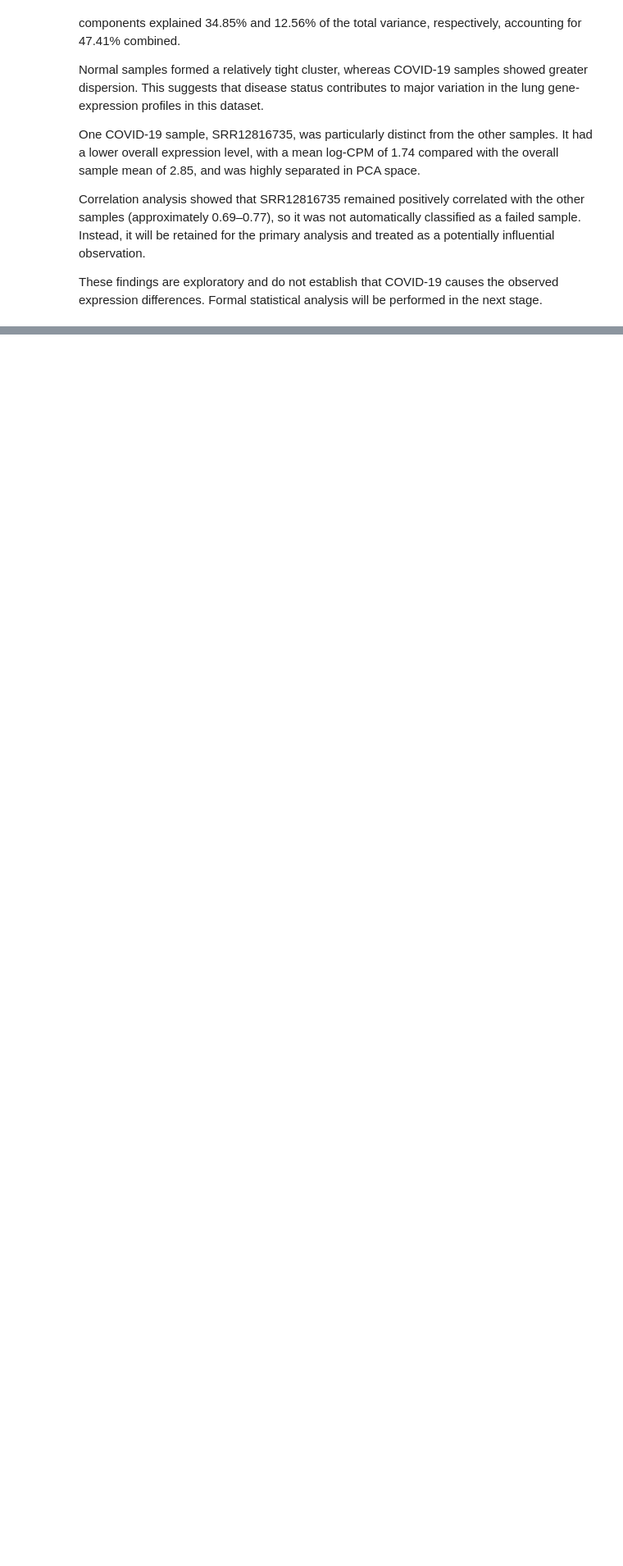
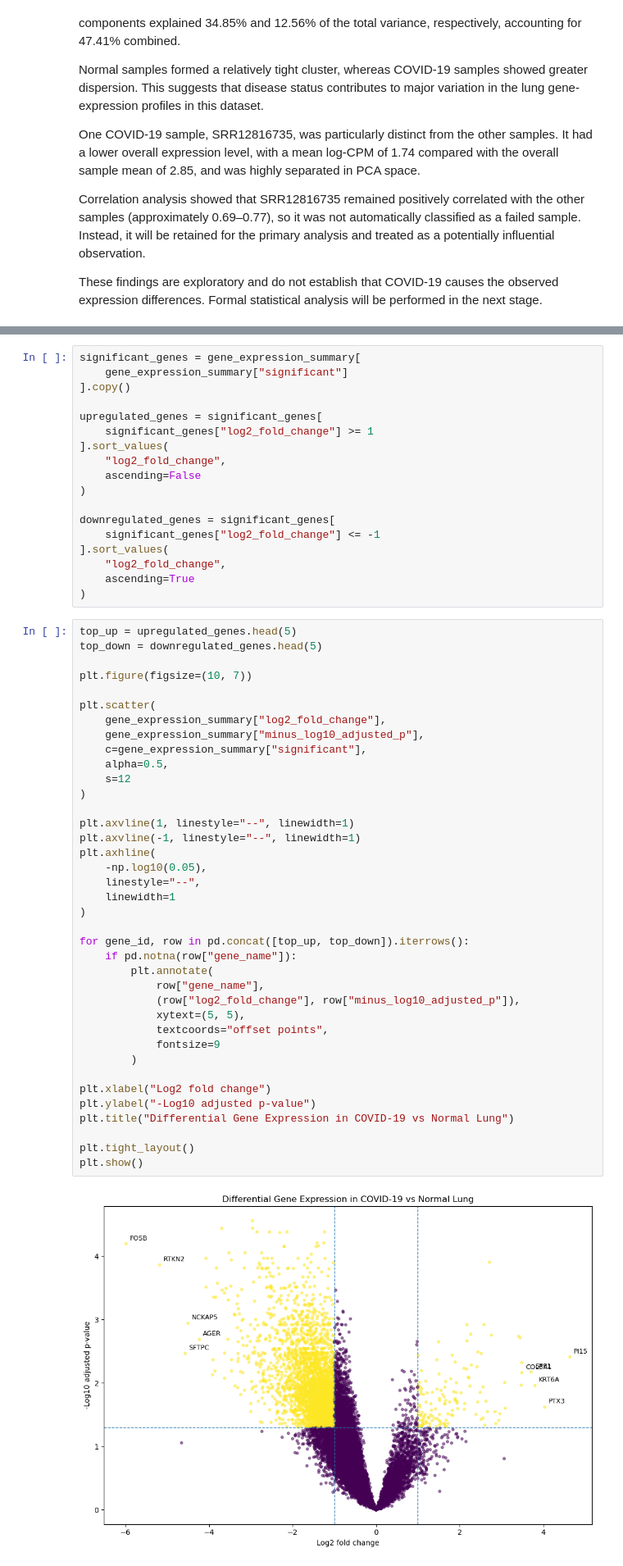
Before and after one commit to shaunagbaje/projects, a Jupyter notebook: 03_covid_gene_expression/gene_expression_analysis.ipynb, the cells around one changed output, grey strips where cells are left out. Shown at 82% size. Cells and saved outputs as stored; diff of their text form; blank space fills up the shorter version.

```diff
--- a/03_covid_gene_expression/gene_expression_analysis.ipynb
+++ b/03_covid_gene_expression/gene_expression_analysis.ipynb
@@ -979,0 +1371,58 @@ These findings are exploratory and do not establish that COVID-19 causes the obs
+# %%
+significant_genes = gene_expression_summary[
+    gene_expression_summary["significant"]
+].copy()
+
+upregulated_genes = significant_genes[
+    significant_genes["log2_fold_change"] >= 1
+].sort_values(
+    "log2_fold_change",
+    ascending=False
+)
+
+downregulated_genes = significant_genes[
+    significant_genes["log2_fold_change"] <= -1
+].sort_values(
+    "log2_fold_change",
+    ascending=True
+)
+# %%
+top_up = upregulated_genes.head(5)
+top_down = downregulated_genes.head(5)
+
+plt.figure(figsize=(10, 7))
+
+plt.scatter(
+    gene_expression_summary["log2_fold_change"],
+    gene_expression_summary["minus_log10_adjusted_p"],
+    c=gene_expression_summary["significant"],
+    alpha=0.5,
+    s=12
+)
+
+plt.axvline(1, linestyle="--", linewidth=1)
+plt.axvline(-1, linestyle="--", linewidth=1)
+plt.axhline(
+    -np.log10(0.05),
+    linestyle="--",
+    linewidth=1
+)
+
+for gene_id, row in pd.concat([top_up, top_down]).iterrows():
+    if pd.notna(row["gene_name"]):
+        plt.annotate(
+            row["gene_name"],
+            (row["log2_fold_change"], row["minus_log10_adjusted_p"]),
+            xytext=(5, 5),
+            textcoords="offset points",
+            fontsize=9
+        )
+
+plt.xlabel("Log2 fold change")
+plt.ylabel("-Log10 adjusted p-value")
+plt.title("Differential Gene Expression in COVID-19 vs Normal Lung")
+
+plt.tight_layout()
+plt.show()
+# %% [output]
+[figure, added]
```
Also changed, not shown: parts of 40 cells of this notebook.
